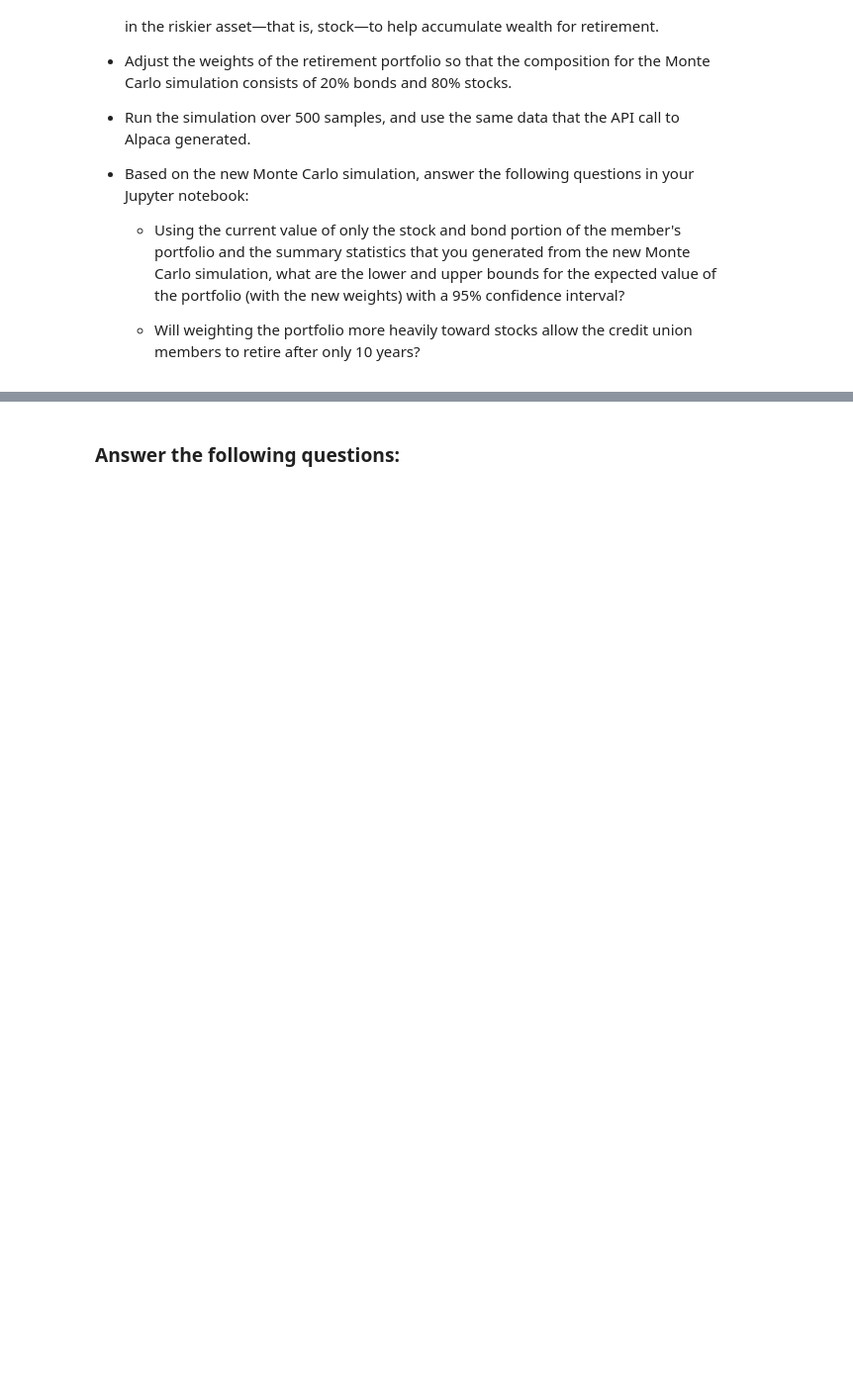
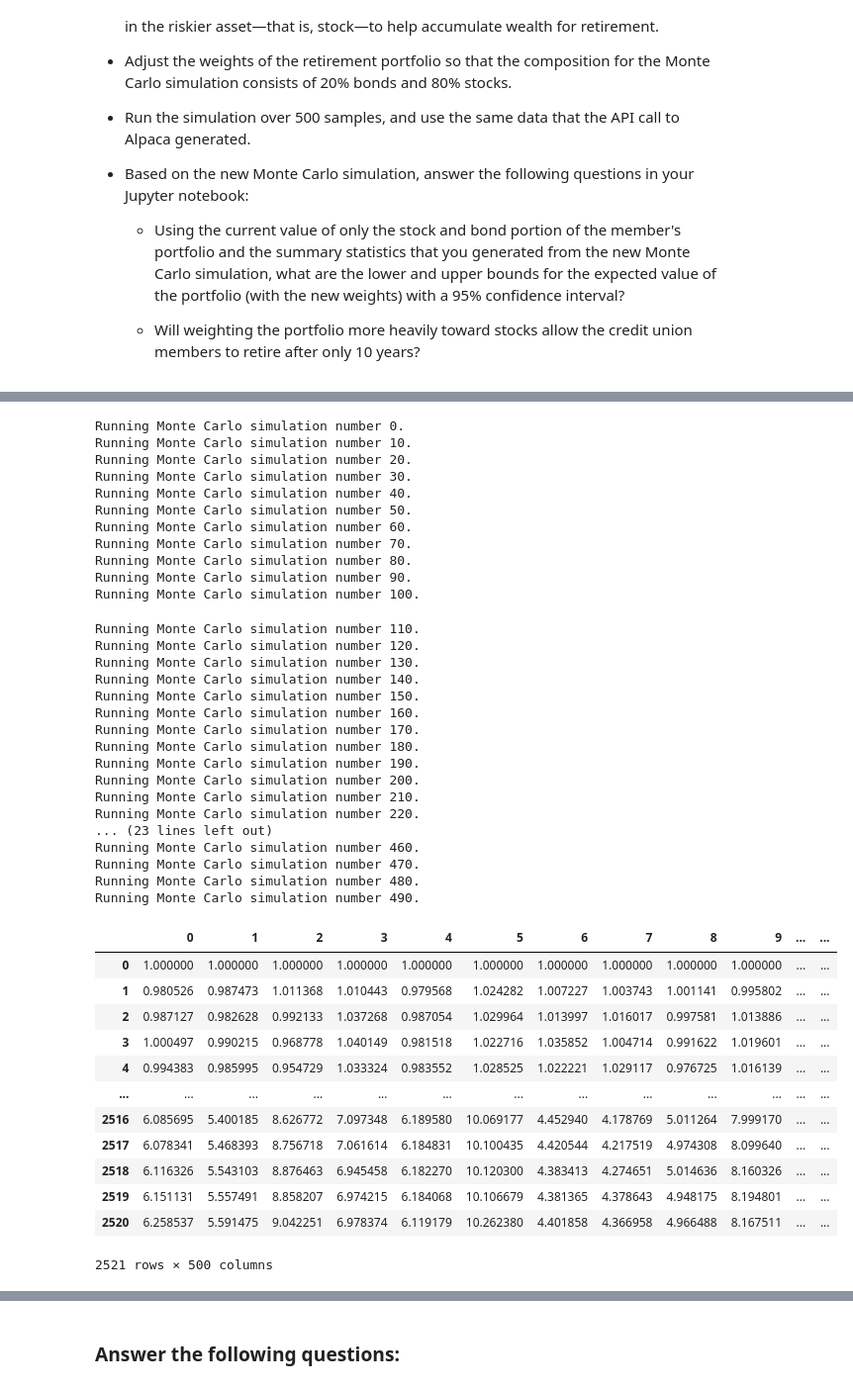
Before and after one commit to sububer/financial_planner, a Jupyter notebook: financial_planning_tools.ipynb, the cells around one changed output, grey strips where cells are left out. Shown at 99% size. Saved outputs shown, nothing was run; the diff lists cells and outputs as text; code cells hidden in the pictures; blank space fills up the shorter version.

```diff
--- a/financial_planning_tools.ipynb
+++ b/financial_planning_tools.ipynb
@@ -595,6 +615,48 @@ For this new Monte Carlo simulation, do the following:
 # %%
 # Run the Monte Carlo simulation to forecast 10 years cumulative returns
-# YOUR CODE HERE
+mc_sim_aggressive_10yr.calc_cumulative_return()
+# %% [output]
+Running Monte Carlo simulation number 0.
+Running Monte Carlo simulation number 10.
+Running Monte Carlo simulation number 20.
+Running Monte Carlo simulation number 30.
+Running Monte Carlo simulation number 40.
+Running Monte Carlo simulation number 50.
+Running Monte Carlo simulation number 60.
+Running Monte Carlo simulation number 70.
+Running Monte Carlo simulation number 80.
+Running Monte Carlo simulation number 90.
+Running Monte Carlo simulation number 100.
+Running Monte Carlo simulation number 110.
+Running Monte Carlo simulation number 120.
+Running Monte Carlo simulation number 130.
+Running Monte Carlo simulation number 140.
+Running Monte Carlo simulation number 150.
+Running Monte Carlo simulation number 160.
+Running Monte Carlo simulation number 170.
+Running Monte Carlo simulation number 180.
+Running Monte Carlo simulation number 190.
+Running Monte Carlo simulation number 200.
+Running Monte Carlo simulation number 210.
+Running Monte Carlo simulation number 220.
+... (23 lines left out)
+Running Monte Carlo simulation number 460.
+Running Monte Carlo simulation number 470.
+Running Monte Carlo simulation number 480.
+Running Monte Carlo simulation number 490.
+|  | 0 | 1 | 2 | 3 | 4 | 5 | 6 | 7 | 8 | 9 | ... | ... |
+| 0 | 1.000000 | 1.000000 | 1.000000 | 1.000000 | 1.000000 | 1.000000 | 1.000000 | 1.000000 | 1.000000 | 1.000000 | ... | ... |
+| 1 | 0.980526 | 0.987473 | 1.011368 | 1.010443 | 0.979568 | 1.024282 | 1.007227 | 1.003743 | 1.001141 | 0.995802 | ... | ... |
+| 2 | 0.987127 | 0.982628 | 0.992133 | 1.037268 | 0.987054 | 1.029964 | 1.013997 | 1.016017 | 0.997581 | 1.013886 | ... | ... |
+| 3 | 1.000497 | 0.990215 | 0.968778 | 1.040149 | 0.981518 | 1.022716 | 1.035852 | 1.004714 | 0.991622 | 1.019601 | ... | ... |
+| 4 | 0.994383 | 0.985995 | 0.954729 | 1.033324 | 0.983552 | 1.028525 | 1.022221 | 1.029117 | 0.976725 | 1.016139 | ... | ... |
+| ... | ... | ... | ... | ... | ... | ... | ... | ... | ... | ... | ... | ... |
+| 2516 | 6.085695 | 5.400185 | 8.626772 | 7.097348 | 6.189580 | 10.069177 | 4.452940 | 4.178769 | 5.011264 | 7.999170 | ... | ... |
+| 2517 | 6.078341 | 5.468393 | 8.756718 | 7.061614 | 6.184831 | 10.100435 | 4.420544 | 4.217519 | 4.974308 | 8.099640 | ... | ... |
+| 2518 | 6.116326 | 5.543103 | 8.876463 | 6.945458 | 6.182270 | 10.120300 | 4.383413 | 4.274651 | 5.014636 | 8.160326 | ... | ... |
+| 2519 | 6.151131 | 5.557491 | 8.858207 | 6.974215 | 6.184068 | 10.106679 | 4.381365 | 4.378643 | 4.948175 | 8.194801 | ... | ... |
+| 2520 | 6.258537 | 5.591475 | 9.042251 | 6.978374 | 6.119179 | 10.262380 | 4.401858 | 4.366958 | 4.966488 | 8.167511 | ... | ... |
+2521 rows × 500 columns
 # %%
 # Visualize the 10-year Monte Carlo simulation by creating an
 # overlay line plot
```
Also changed, not shown: parts of 10 cells of this notebook.
